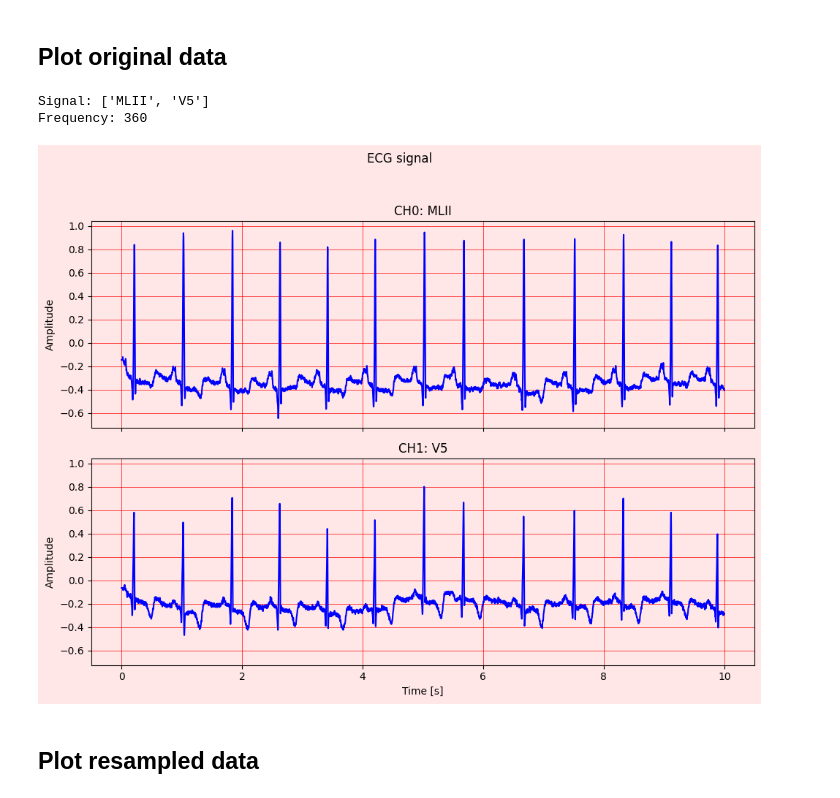
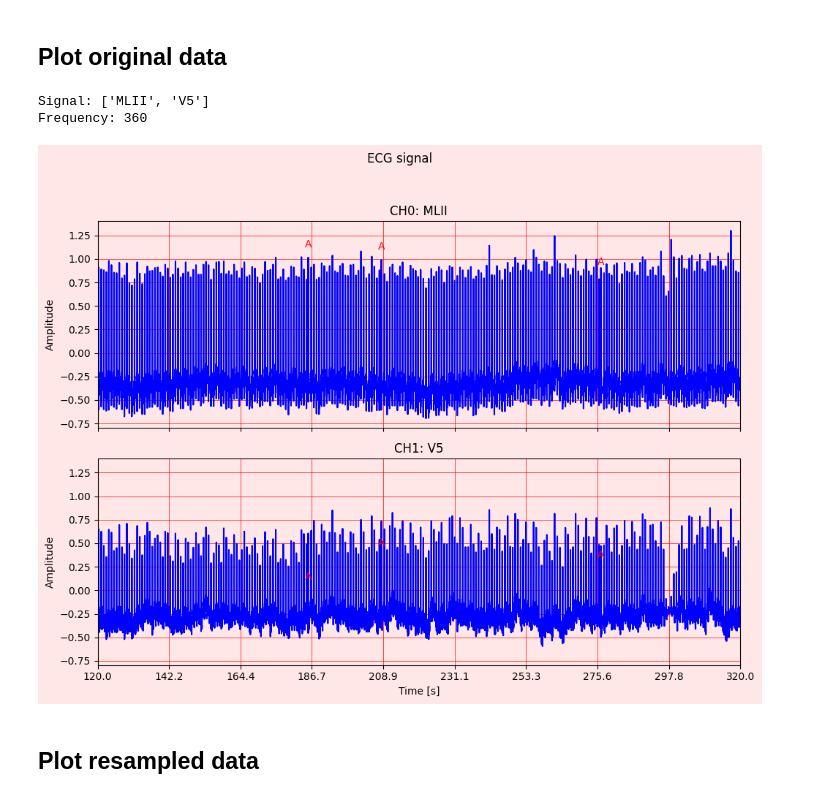
Before and after one commit to Michal-Szmuksta-AGH/ECG-ML-Challenge, a Jupyter notebook: notebooks/resample.ipynb, the cells around one changed output. Saved outputs shown, nothing was run; the diff lists cells and outputs as text; code cells hidden in the pictures.

Commit message:
Added annotations to ecg plots

```diff
--- a/notebooks/resample.ipynb
+++ b/notebooks/resample.ipynb
@@ -21,14 +25,14 @@ dataset.download_wfdb_dataset('mitdb', os.path.join(config.RAW_DATA_DIR, 'mitdb'
 ## Plot original data
 # %%
 record = wfdb.rdrecord(os.path.join(config.RAW_DATA_DIR, 'mitdb', '100'))
-# annotation = wfdb.rdann(os.path.join(config.RAW_DATA_DIR, 'mitdb', '100'), 'atr')
+annotation = wfdb.rdann(os.path.join(config.RAW_DATA_DIR, 'mitdb', '100'), 'atr')
 print(f'Signal: {record.sig_name}')
 print(f'Frequency: {record.fs}')
-_ = plot_ecg(record, record.fs)
+_ = plot_ecg(record, record.fs, t_start=120, t_end=320, annotation=annotation)
 # %% [output]
 Signal: ['MLII', 'V5']
 Frequency: 360
-[figure, old version]
+[figure, new version]
 # %% [markdown]
 ## Plot resampled data
 # %%
```
Also changed, not shown: parts of 3 cells of this notebook, 1 other file.
